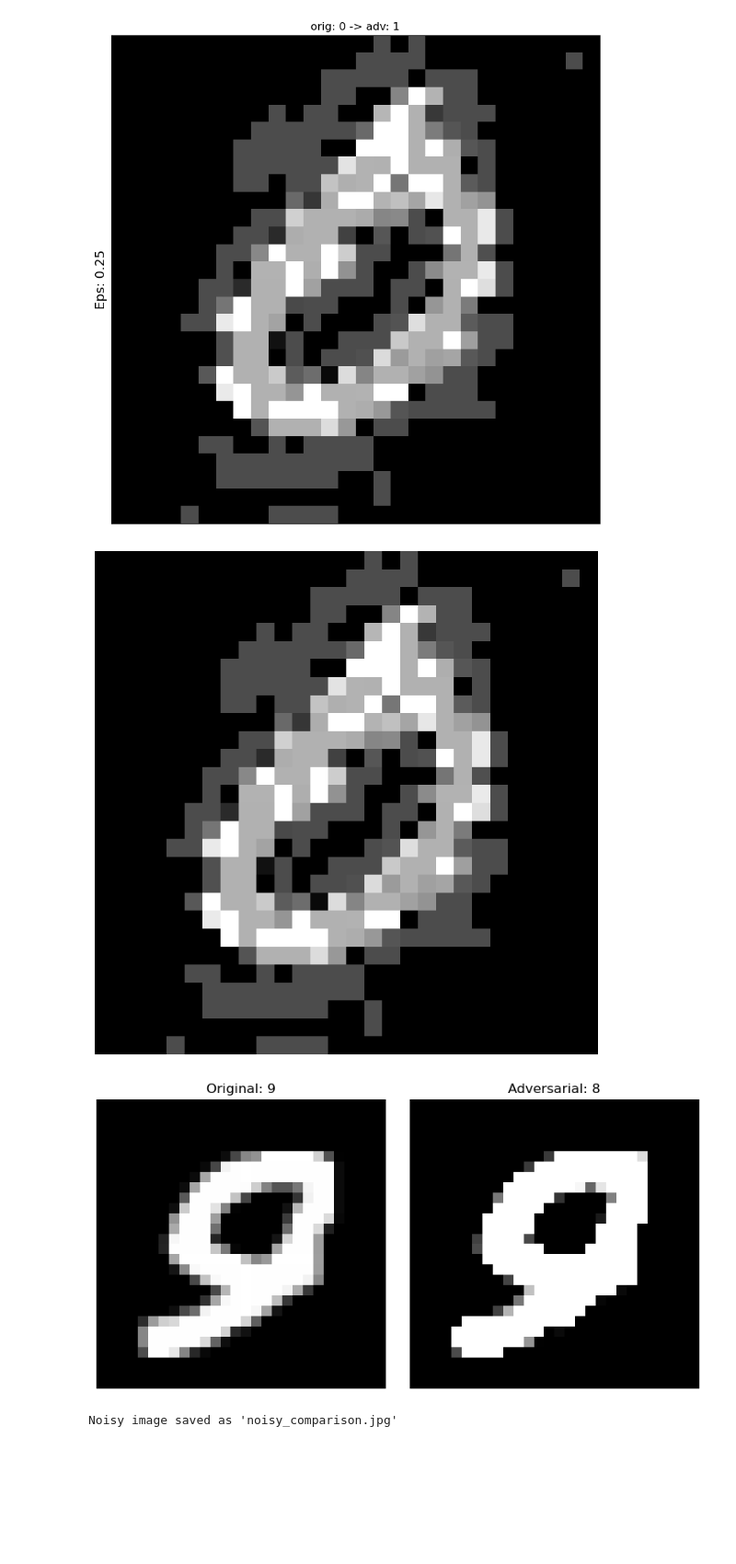
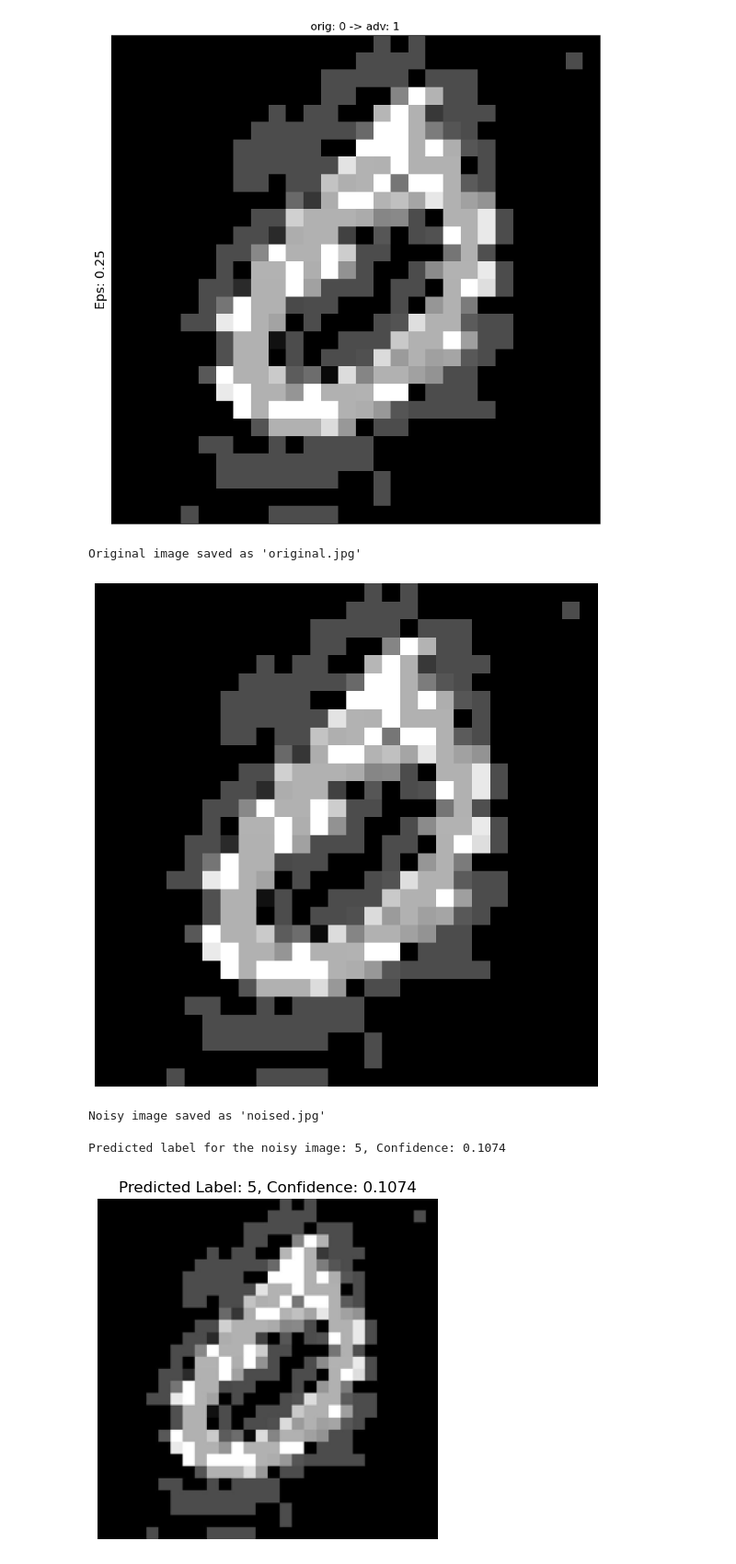
Before and after one commit to PSLeon24/Paper-Implementation-with-PyTorch, a Jupyter notebook: FGSM/FGSM.ipynb, the cells around one changed output. Shown at 92% size. Drawn from its saved outputs; the diff is of its cells as text; code cells hidden in the pictures; blank space fills up the shorter version.

```diff
--- a/FGSM/FGSM.ipynb
+++ b/FGSM/FGSM.ipynb
@@ -264,6 +264,15 @@ examples = [[(0, 1, ex)]]  # 테스트할 데이터. ex는 실제 이미지 데
 
 cnt = 0
 plt.figure(figsize=(8, 10))
+
+# 원본 이미지 저장
+orig_image = examples[0][0][2]  # 첫 번째 예제의 원본 이미지
+plt.imshow(orig_image, cmap="gray")
+plt.axis('off')
+plt.savefig("original.jpg", bbox_inches='tight', pad_inches=0)
+print("Original image saved as 'original.jpg'")
+
+# 노이즈 이미지 저장
 for i in range(len(epsilons)):
     for j in range(len(examples[i])):
         cnt += 1
@@ -279,64 +288,8 @@ for i in range(len(epsilons)):
 plt.tight_layout(pad=0)
 plt.savefig("noised.jpg", bbox_inches='tight', pad_inches=0)
 plt.show()
+print("Noisy image saved as 'noised.jpg'")
 # %% [output]
+Original image saved as 'original.jpg'
 [figure]
+Noisy image saved as 'noised.jpg'
-# %%
-def test_and_visualize_adversarial_examples(model, device, test_loader, epsilon=0.25):
-    model.eval()
-
-    for data, target in test_loader:
-        data, target = data.to(device), target.to(device)
-        data.requires_grad = True
-
-        # 모델에 데이터를 통과시켜 초기 예측
-        output = model(data)
-        init_pred = output.max(1, keepdim=True)[1]
-
-        if init_pred.item() != target.item():
-            continue
-
-        # 손실 및 기울기 계산
-        loss = F.nll_loss(output, target)
-        model.zero_grad()
-        loss.backward()
-        data_grad = data.grad.data
-
-        # FGSM 공격을 통해 적대적 예제 생성
-        perturbed_data = fgsm_attack(data, epsilon, data_grad)
-
-        # 적대적 예제를 다시 모델에 입력하여 결과 확인
-        output = model(perturbed_data)
-        final_pred = output.max(1, keepdim=True)[1]
-
-        # 결과 시각화 및 저장
-        if final_pred.item() != target.item():
-            perturbed_image = perturbed_data.squeeze().detach().cpu().numpy()
-            original_image = data.squeeze().detach().cpu().numpy()
-
-            # 원본 이미지와 적대적 이미지 비교
-            plt.figure(figsize=(8, 4))
-
-            # 원본 이미지
-            plt.subplot(1, 2, 1)
-            plt.imshow(original_image, cmap="gray")
-            plt.title(f"Original: {init_pred.item()}")
-            plt.axis('off')
-
-            # 적대적 이미지
-            plt.subplot(1, 2, 2)
-            plt.imshow(perturbed_image, cmap="gray")
-            plt.title(f"Adversarial: {final_pred.item()}")
-            plt.axis('off')
-
-            plt.tight_layout()
-            plt.savefig("noisy_comparison.jpg")
-            plt.show()
-            print(f"Noisy image saved as 'noisy_comparison.jpg'")
-            break  # 하나의 데이터만 처리하고 루프 종료
-
-# 적대적 예제를 생성하고 분류 결과를 시각화
-test_and_visualize_adversarial_examples(model, device, test_loader, epsilon=0.25)
-# %% [output]
-[figure, removed]
-Noisy image saved as 'noisy_comparison.jpg'
@@ -343 +349,7 @@ Noisy image saved as 'noisy_comparison.jpg'
+# %%
+image_path = "original.jpg"  # 테스트할 이미지 파일 경로
+classify_noisy_image(model, device, image_path)
+# %% [output]
+Predicted label for the noisy image: 5, Confidence: 0.1074
+[figure, added]
 # %%
```
Also changed, not shown: parts of 3 cells of this notebook, 1 other file.
